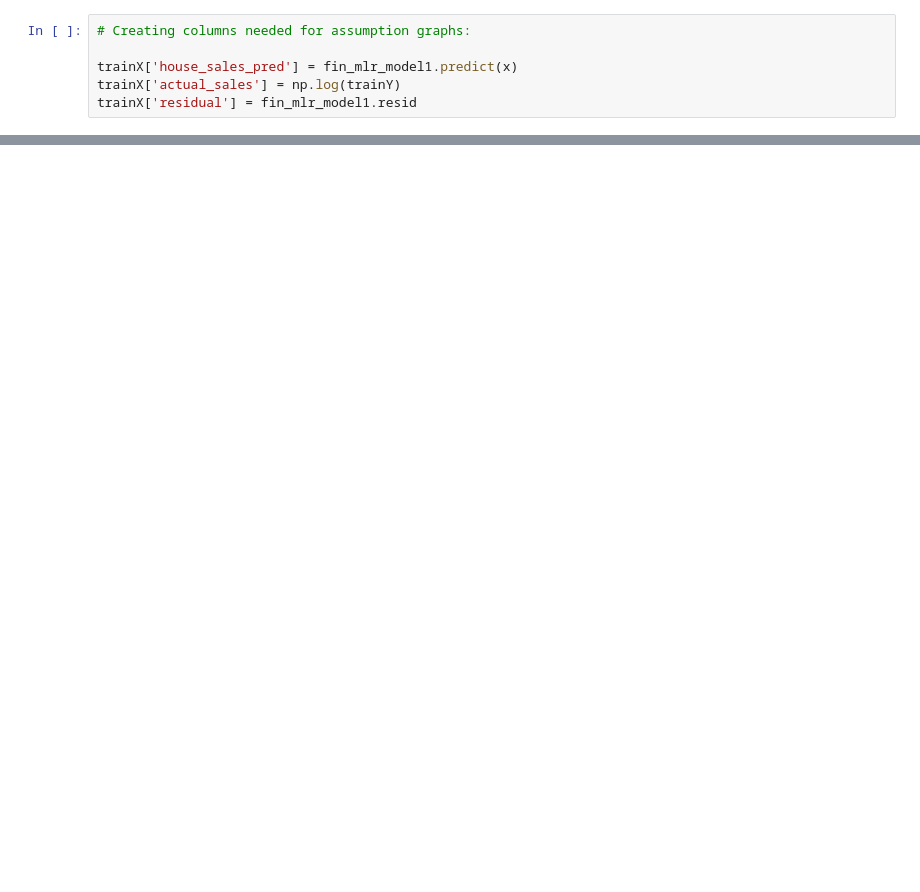
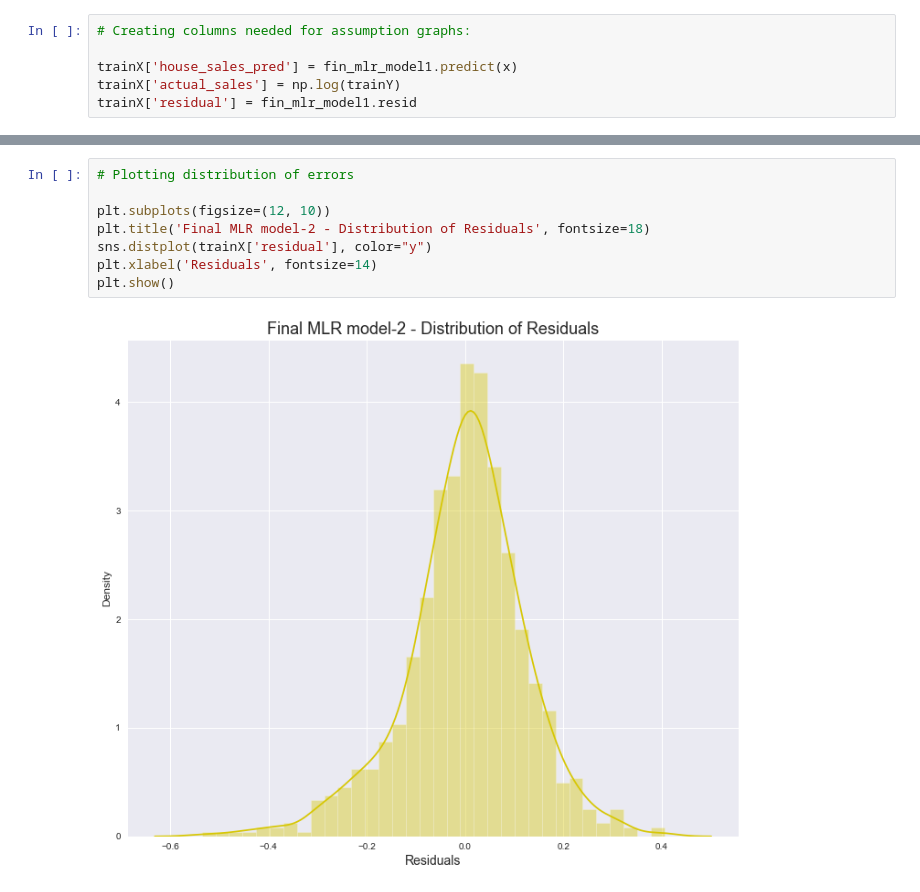
Before and after one commit to suhitasva/ML_Project, a Jupyter notebook: LR_models.ipynb, the cells around one changed output, grey strips where cells are left out. Cells and saved outputs as stored; diff of their text form; blank space fills up the shorter version.

```diff
--- a/LR_models.ipynb
+++ b/LR_models.ipynb
@@ -619,0 +685,10 @@ plt.show()
+# %%
+# Plotting distribution of errors
+
+plt.subplots(figsize=(12, 10))
+plt.title('Final MLR model-2 - Distribution of Residuals', fontsize=18)
+sns.distplot(trainX['residual'], color="y")
+plt.xlabel('Residuals', fontsize=14)
+plt.show()
+# %% [output]
+[figure, added]
```
Also changed, not shown: parts of 43 cells of this notebook.
